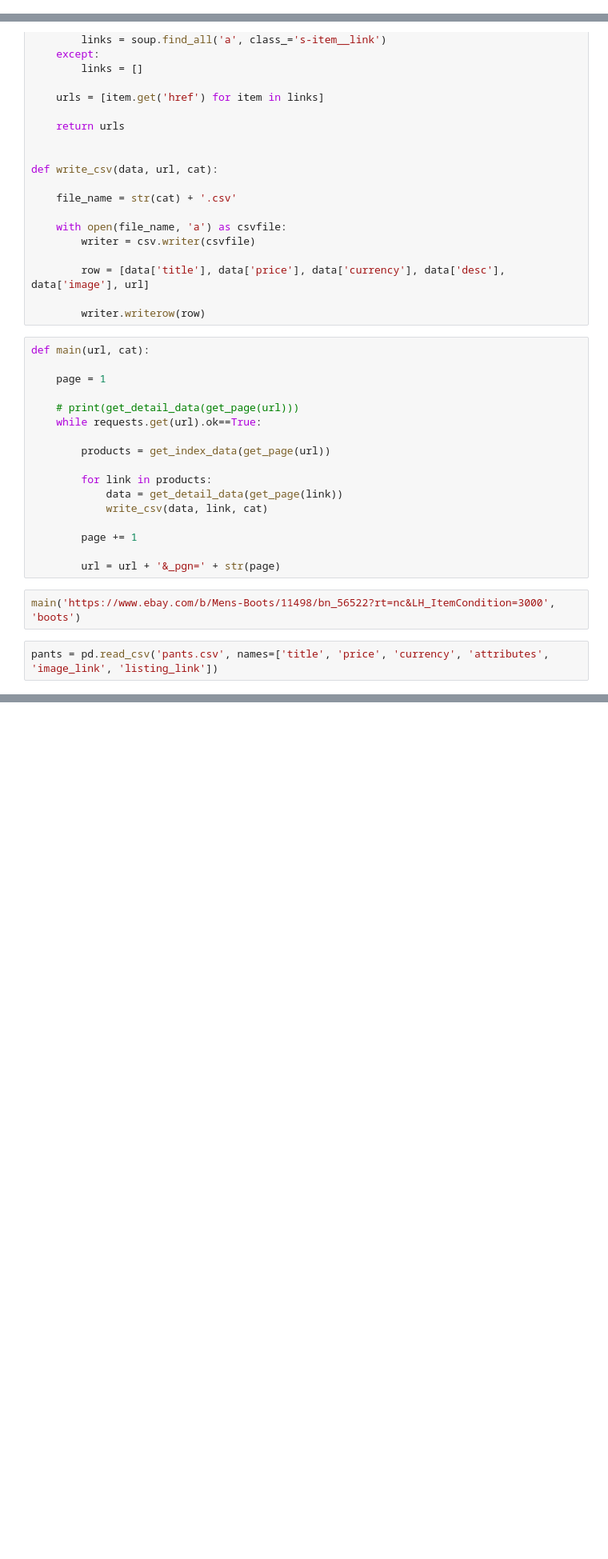
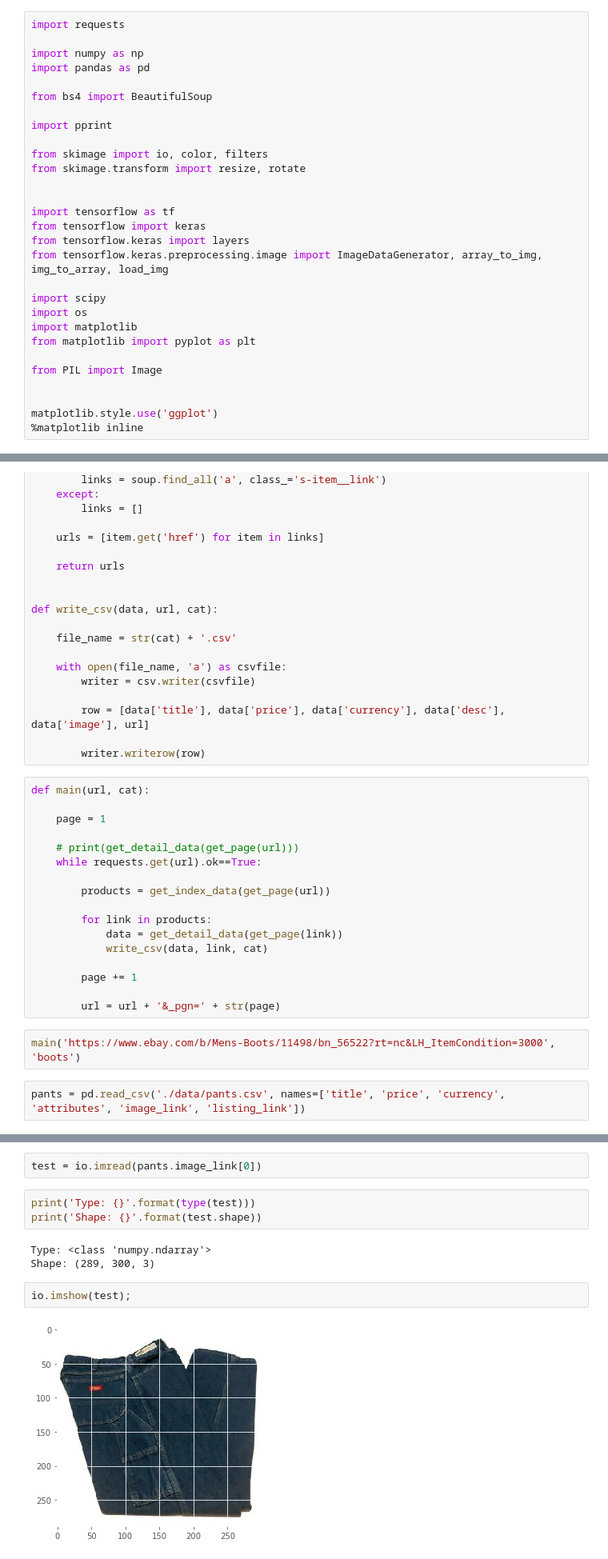
Before and after one commit to mariobkp/capstone_3, a Jupyter notebook: testing.ipynb, the cells around one changed output, grey strips where cells are left out. Shown at 80% size. Cells and saved outputs as stored; diff of their text form; blank space fills up the shorter version.

```diff
--- a/testing.ipynb
+++ b/testing.ipynb
@@ -245,3 +1,32 @@ attrs
+# %%
+import requests
+
+import numpy as np
+import pandas as pd
+
+from bs4 import BeautifulSoup
+
+import pprint
+
+from skimage import io, color, filters
+from skimage.transform import resize, rotate
+
+
+import tensorflow as tf
+from tensorflow import keras
+from tensorflow.keras import layers
+from tensorflow.keras.preprocessing.image import ImageDataGenerator, array_to_img, img_to_array, load_img
+
+import scipy
+import os
+import matplotlib
+from matplotlib import pyplot as plt
+
+from PIL import Image
+
+
+matplotlib.style.use('ggplot')
+%matplotlib inline
 # %%
 df = pd.DataFrame.from_dict(attrs, orient='index').T
 
@@ -429,7 +163,7 @@ def main(url, cat):
 # %%
 main('https://www.ebay.com/b/Mens-Boots/11498/bn_56522?rt=nc&LH_ItemCondition=3000', 'boots')
 # %%
-pants = pd.read_csv('pants.csv', names=['title', 'price', 'currency', 'attributes', 'image_link', 'listing_link'])
+pants = pd.read_csv('./data/pants.csv', names=['title', 'price', 'currency', 'attributes', 'image_link', 'listing_link'])
 # %%
 pants.info()
 # %% [output]
@@ -502,0 +224,12 @@ NotebookApp.rate_limit_window=3.0 (secs)
+# %%
+test = io.imread(pants.image_link[0])
+# %%
+print('Type: {}'.format(type(test)))
+print('Shape: {}'.format(test.shape))
+# %% [output]
+Type: <class 'numpy.ndarray'>
+Shape: (289, 300, 3)
+# %%
+io.imshow(test);
+# %% [output]
+[figure, added]
```
Also changed, not shown: parts of 128 cells of this notebook, 16 other files.
